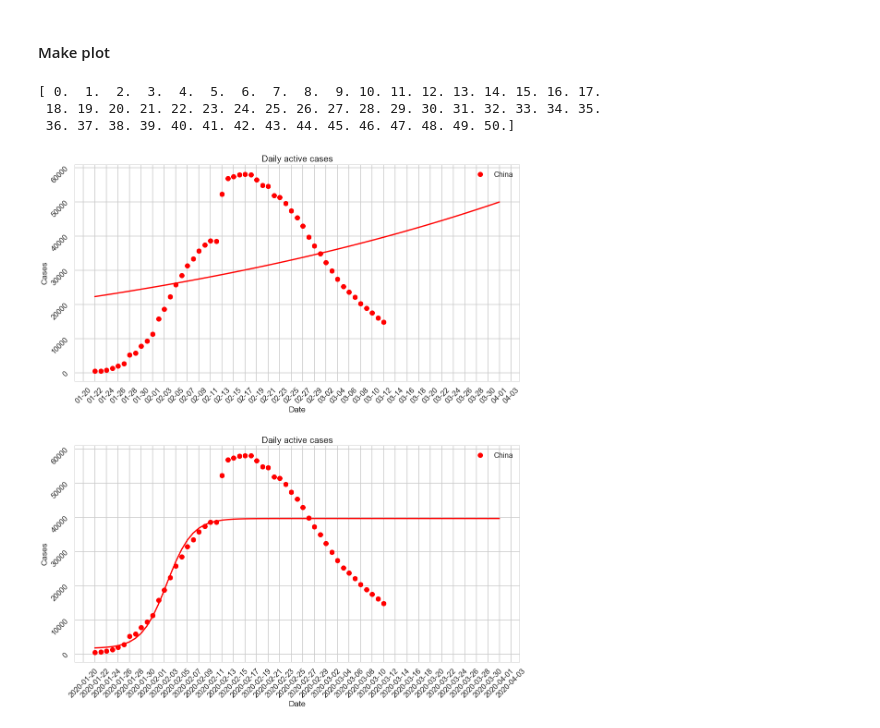
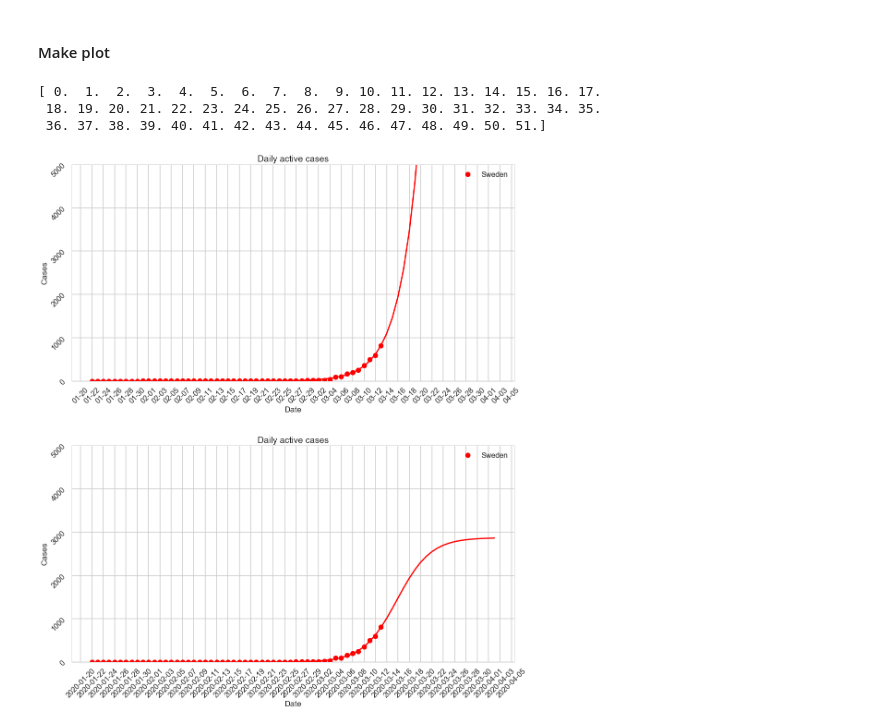
Before and after one commit to maciejj/corona_plot, a Jupyter notebook: predictions_active_cases_by_country.ipynb, the cells around one changed output. Cells and saved outputs as stored; diff of their text form; code cells hidden in the pictures.

Commit message:
figures for blog

```diff
--- a/predictions_active_cases_by_country.ipynb
+++ b/predictions_active_cases_by_country.ipynb
@@ -97,8 +97,8 @@ def sigmoid(x, L , k, b, x0):
 #### Choose countries to plot (separate by ";" )
 # %%
 #countries_to_plot="Germany;France;Poland;Italy;Korea, South;China;United Kingdom".split(";")
-countries_to_plot="China".split(";")
-#countries_to_plot="Poland;United Kingdom;Spain;France;Germany".split(";")
+#countries_to_plot="China".split(";")
+countries_to_plot="Sweden".split(";")
 # %% [markdown]
 #### Make plot
 # %%
@@ -150,33 +150,33 @@ color = itertools.cycle(('r', 'g', 'b', 'y','c','m','k'))
 for country, fit, country_name in zip(countries, sig_fits, countries_to_plot):
     col=next(color)
     ax2.plot(dates, country, marker=next(marker), linestyle='', label=country_name, color=col)
     ax2.plot(mdates.num2date(dates_num_extrapolate+dates_start), fit, color=col)
 
 ## Set title and labels for axes
 ax2.set(xlabel="Date",
        ylabel="Cases",
        title="Daily active cases")
 
 ## Define the date format
 for axis in [ax,ax2]:
     tick_spacing=2
     axis.xaxis.set_major_locator(ticker.MultipleLocator(tick_spacing))
     axis.tick_params(labelrotation=45)
 
 
     date_form = DateFormatter("%m-%d")
     ax.xaxis.set_major_formatter(date_form)
     ## axes limits
     #axis.set_xlim([datetime.date(2020, 2, 10), datetime.date.today() + datetime.timedelta(days=days_to_extrapolate)])# datetime.date(2020, 3, 15)])
-    #axis.set_ylim([-0.5,3500])
+    axis.set_ylim([-0.5,5000])
     axis.legend()
 
     #axis.set_yscale("log")
 
 fig.tight_layout(pad=5.0)
 plt.show()
 # %% [output]
 [ 0.  1.  2.  3.  4.  5.  6.  7.  8.  9. 10. 11. 12. 13. 14. 15. 16. 17.
  18. 19. 20. 21. 22. 23. 24. 25. 26. 27. 28. 29. 30. 31. 32. 33. 34. 35.
- 36. 37. 38. 39. 40. 41. 42. 43. 44. 45. 46. 47. 48. 49. 50.]
+ 36. 37. 38. 39. 40. 41. 42. 43. 44. 45. 46. 47. 48. 49. 50. 51.]
-[figure, old version]
+[figure, new version]
```
Also changed, not shown: 1 other file.
